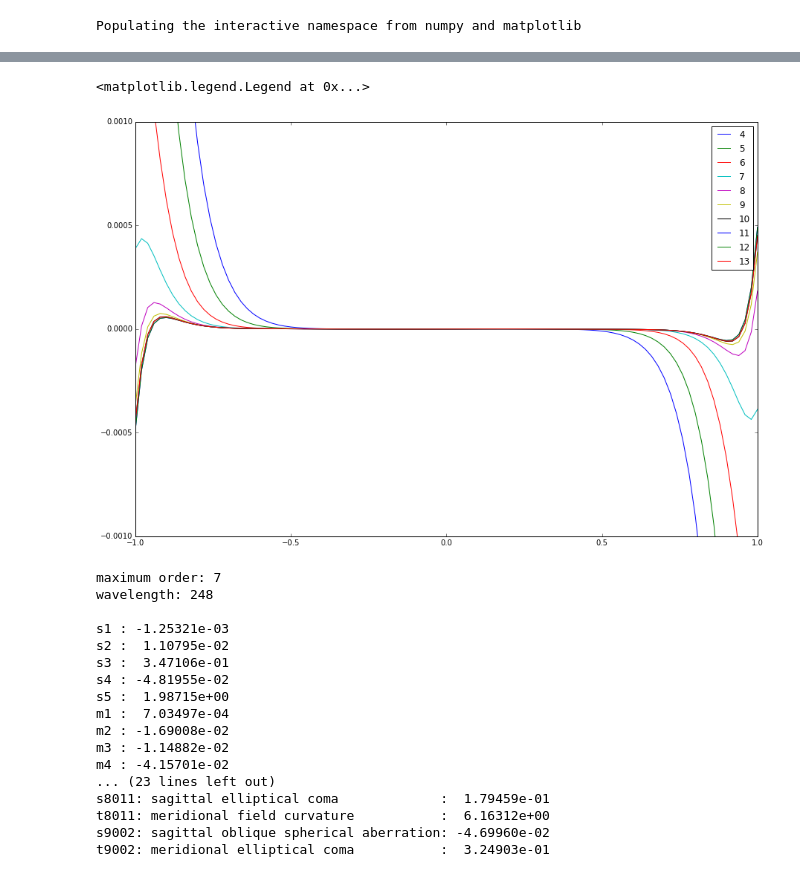
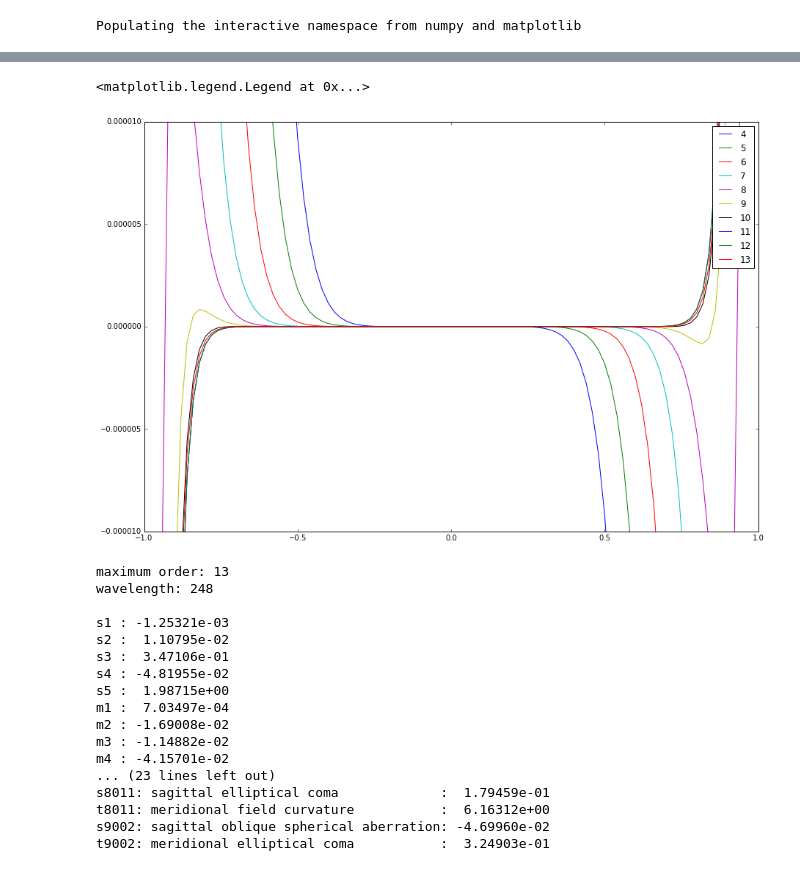
Before and after one commit to quartiq/rayopt-notebooks, a Jupyter notebook: microscope_uv_100x_US06507442-1.ipynb, the cells around one changed output, grey strips where cells are left out. Drawn from its saved outputs; the diff is of its cells as text; code cells hidden in the pictures.

```diff
--- a/microscope_uv_100x_US06507442-1.ipynb
+++ b/microscope_uv_100x_US06507442-1.ipynb
@@ -16,20 +16,20 @@ d = requests.get("http://www.lens-designs.com/MicroscopeObjectives/US06507442-1.
 d.encoding = "utf-16"
 # %%
 s = zemax.zmx_to_system(d.text)
-s.object = InfiniteConjugate(angle=np.deg2rad(1.7))
+s.object = InfiniteConjugate(angle_deg=1.7, pupil=dict(radius=1.5))
 s.wavelengths = 248e-9, 249e-9, 247e-9,
+s.fields = [0, .7, 1.]
 s.stop = 8
-s.aperture.radius *= .9
 del s[0]
 s[0].radius = 2.
 s[1].radius = 1.7
 s[1].distance = 5.
 s[2].radius = 1.2
 s[3].radius = 1.2
-#del s[27]
-#s[27].distance = 0.1
 s[-1].distance += 3.7e-3
-a = Analysis(s, resize=False, refocus_paraxial=False, refocus_full=False)
+s.update()
+s.resize_convex()
+a = Analysis(s, refocus_full=False)
 # %% [output]
 PARB not handled 34 2 0 1 0 0 0 1 0 0
 System:
@@ -56,28 +56,28 @@ Image:
 # %%
+from rayopt.utils import sinarctan, tanarcsin
 g = GeometricTrace(s)
 
 z, m = s.pupil((0, 1))
-pu = (m[1, 1] - m[0, 1])/2/s.object.pupil_radius
 
 ss = np.linspace(-1, 1, 101)  # aperture
 tt = 0.*np.ones_like(ss)  # field
 fig, ax = plt.subplots(figsize=(15, 10))
 
 g.rays((0, tt[0]), np.c_[np.zeros_like(ss), ss], s.wavelengths[0], filter=False)
 for i in range(4, 14):
     o = PolyTrace(s, i)
     #ax.plot(-ss, g.y[-1, :, 1], "k")
-    ax.plot(-ss, o.evaluate(ss[:, None]*pu, tt[:, None])[:, 0] - g.y[-1, :, 1], label=str(i))
+    ax.plot(-ss, o.evaluate(ss[:, None], tt[:, None])[:, 0] - g.y[-1, :, 1], label=str(i))
 ax.set_xlim(-1, 1)
-ax.set_ylim(-1e-3, 1e-3)
+ax.set_ylim(-1e-5, 1e-5)
 ax.legend()
 # %% [output]
 <matplotlib.legend.Legend at 0x...>
-[figure, old version]
+[figure, new version]
 # %%
 print(o)
 # %% [output]
-maximum order: 7
+maximum order: 13
 wavelength: 248
 
 s1 : -1.25321e-03
```
Also changed, not shown: parts of 1 cell of this notebook.
